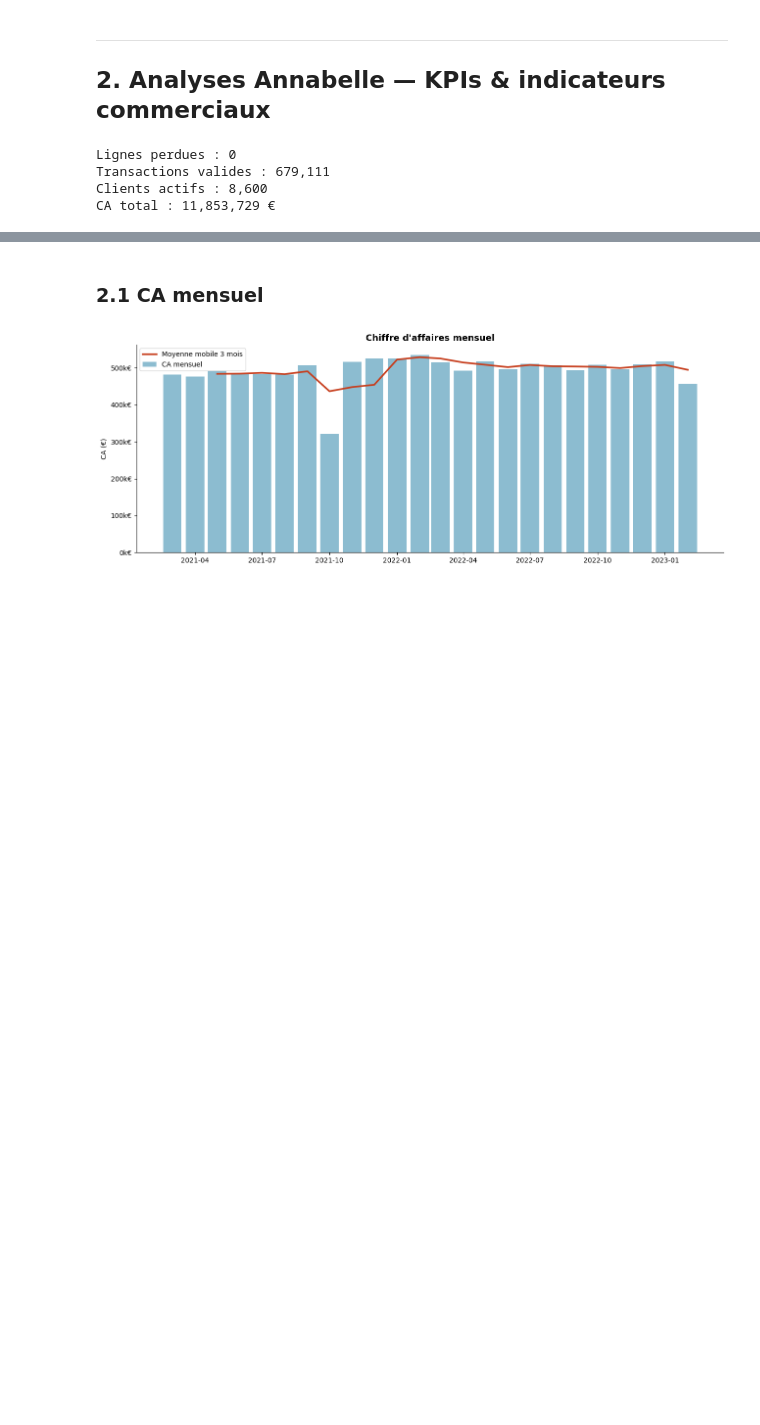
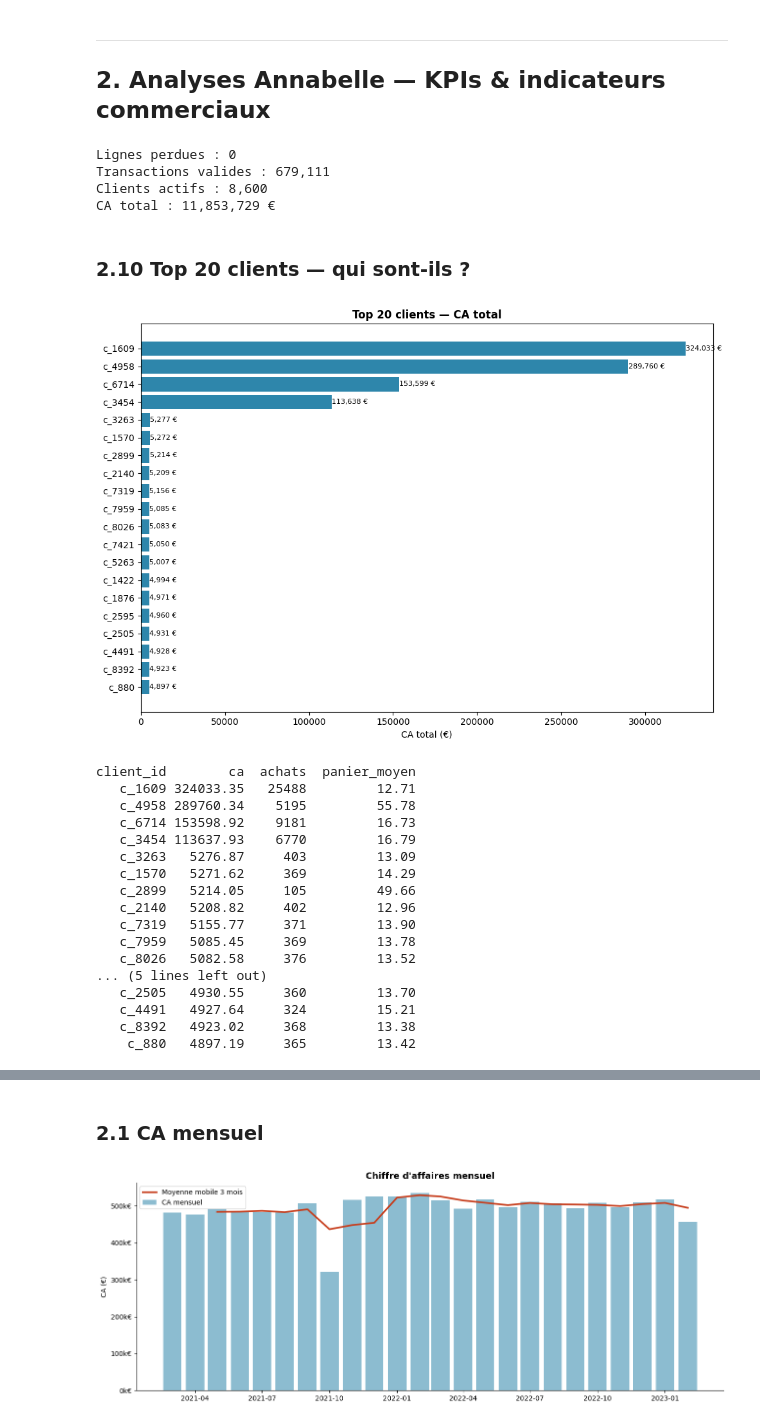
Before and after one commit to Elicesjo/PROJET-7-, a Jupyter notebook: projet9_lapage.ipynb, the cells around one changed output, grey strips where cells are left out. Drawn from its saved outputs; the diff is of its cells as text; code cells hidden in the pictures; blank space fills up the shorter version.

```diff
--- a/projet9_lapage.ipynb
+++ b/projet9_lapage.ipynb
@@ -230,5 +234,8 @@ cust = pd.read_csv(CLEAN_DIR / "customers_clean.csv")
 # %%
+# Jointure transactions / products
 df = tx.merge(prod, on="id_prod", how="left")
+df["year_month"] = df["date"].dt.to_period("M")
+df["categ"] = df["categ"].astype(str)
 perdues = df[df["price"].isna()]
 
 print(f"Lignes perdues : {len(perdues):,}")
@@ -240,3 +247,45 @@ Lignes perdues : 0
 Transactions valides : 679,111
 Clients actifs : 8,600
 CA total : 11,853,729 €
+# %% [markdown]
+### 2.10 Top 20 clients — qui sont-ils ?
+# %%
+top_clients = (
+    df.groupby("client_id")
+    .agg(ca=("price", "sum"), achats=("id_prod", "count"), panier_moyen=("price", "mean"))
+    .assign(panier_moyen=lambda x: x["panier_moyen"].round(2))
+    .sort_values("ca", ascending=False)
+    .head(20)
+    .reset_index())
+top_ids = top_clients["client_id"].tolist()
+
+fig, ax = plt.subplots(figsize=(10, 7))
+bars = ax.barh(top_clients["client_id"][::-1], top_clients["ca"][::-1], color="#2E86AB")
+ax.set_xlabel("CA total (€)")
+ax.set_title("Top 20 clients — CA total", fontweight="bold")
+for bar, val in zip(bars, top_clients["ca"][::-1]):
+    ax.text(bar.get_width() + 50, bar.get_y() + bar.get_height() / 2,
+            f"{val:,.0f} €", va="center", fontsize=8)
+plt.tight_layout()
+plt.savefig(FIG_DIR / "10_top_clients.png", dpi=150, bbox_inches="tight")
+plt.show()
+print(top_clients[["client_id", "ca", "achats", "panier_moyen"]].to_string(index=False))
+# %% [output]
+[figure, added]
+client_id        ca  achats  panier_moyen
+   c_1609 324033.35   25488         12.71
+   c_4958 289760.34    5195         55.78
+   c_6714 153598.92    9181         16.73
+   c_3454 113637.93    6770         16.79
+   c_3263   5276.87     403         13.09
+   c_1570   5271.62     369         14.29
+   c_2899   5214.05     105         49.66
+   c_2140   5208.82     402         12.96
+   c_7319   5155.77     371         13.90
+   c_7959   5085.45     369         13.78
+   c_8026   5082.58     376         13.52
+... (5 lines left out)
+   c_2505   4930.55     360         13.70
+   c_4491   4927.64     324         15.21
+   c_8392   4923.02     368         13.38
+    c_880   4897.19     365         13.42
```
Also changed, not shown: parts of 21 cells of this notebook, 7 other files.
